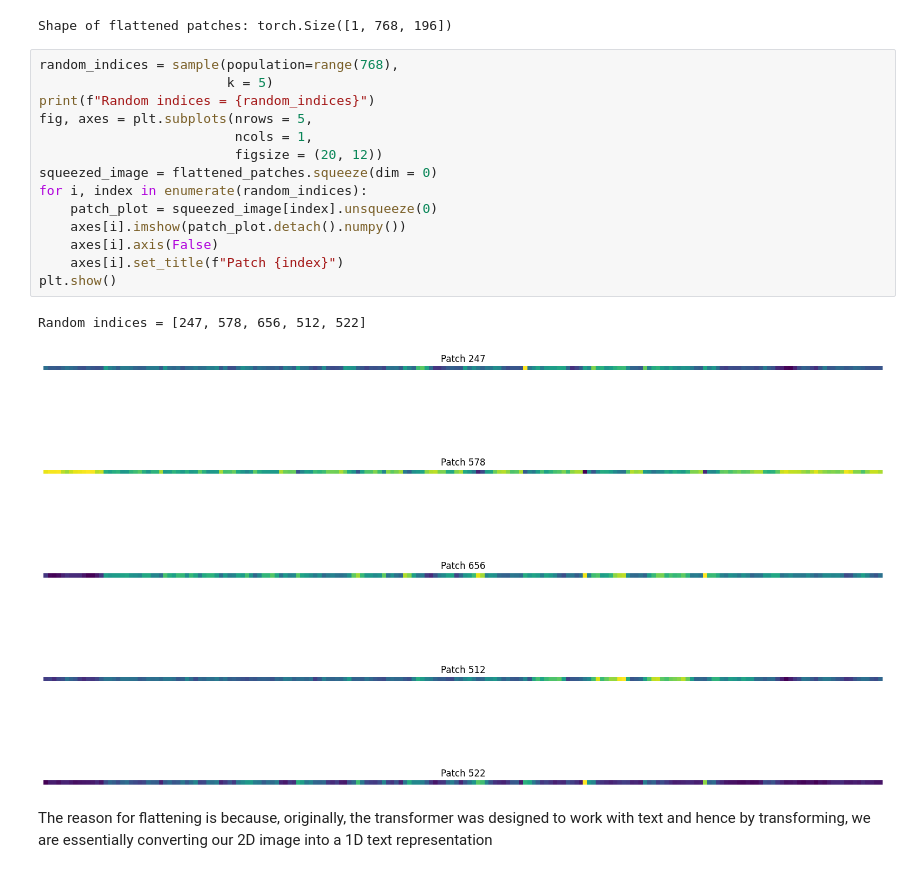
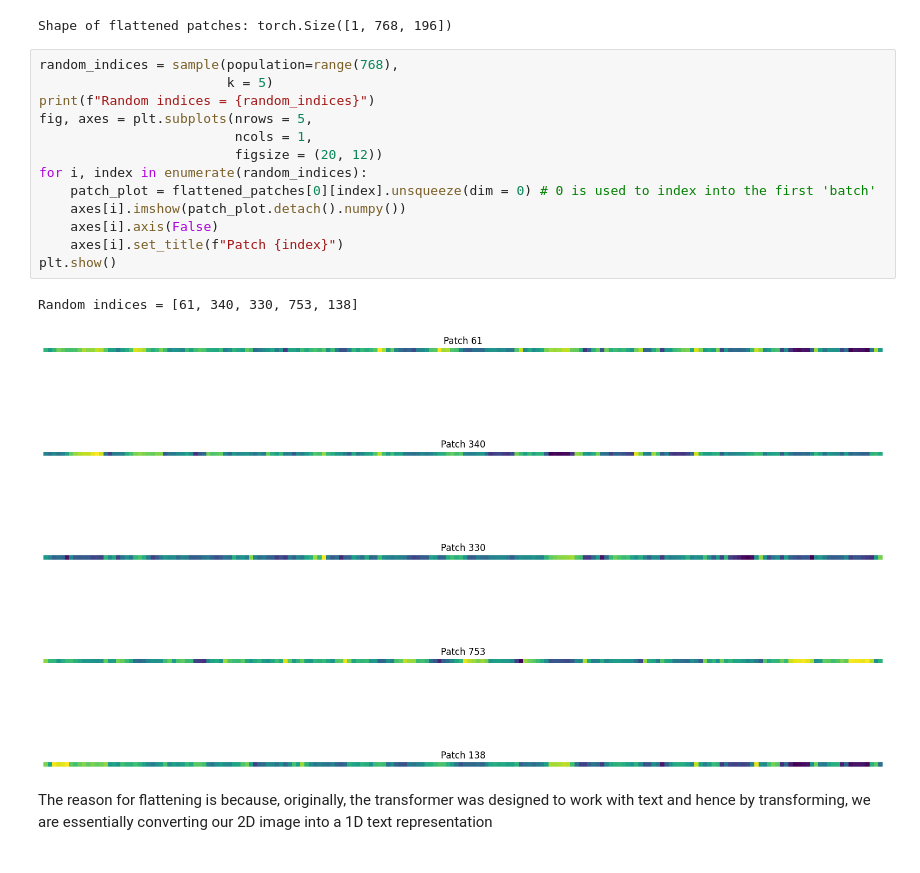
Before and after one commit to Warren-SJ/Experiment-Tracking-ML, a Jupyter notebook: ViT.ipynb, the cells around one changed output. Saved outputs shown, nothing was run; the diff lists cells and outputs as text.

```diff
--- a/ViT.ipynb
+++ b/ViT.ipynb
@@ -282,20 +282,19 @@ Shape of flattened patches: torch.Size([1, 768, 196])
 # %%
 random_indices = sample(population=range(768),
                         k = 5)
 print(f"Random indices = {random_indices}")
 fig, axes = plt.subplots(nrows = 5,
                          ncols = 1,
                          figsize = (20, 12))
-squeezed_image = flattened_patches.squeeze(dim = 0)
 for i, index in enumerate(random_indices):
-    patch_plot = squeezed_image[index].unsqueeze(0)
+    patch_plot = flattened_patches[0][index].unsqueeze(dim = 0) # 0 is used to index into the first 'batch'
     axes[i].imshow(patch_plot.detach().numpy())
     axes[i].axis(False)
     axes[i].set_title(f"Patch {index}")
 plt.show()
 # %% [output]
-Random indices = [247, 578, 656, 512, 522]
+Random indices = [61, 340, 330, 753, 138]
-[figure, old version]
+[figure, new version]
 # %% [markdown]
 The reason for flattening is because, originally, the transformer was designed to work with text and hence by transforming, we are essentially converting our 2D image into a 1D text representation
 # %% [markdown]
```
Also changed, not shown: parts of 16 cells of this notebook.
